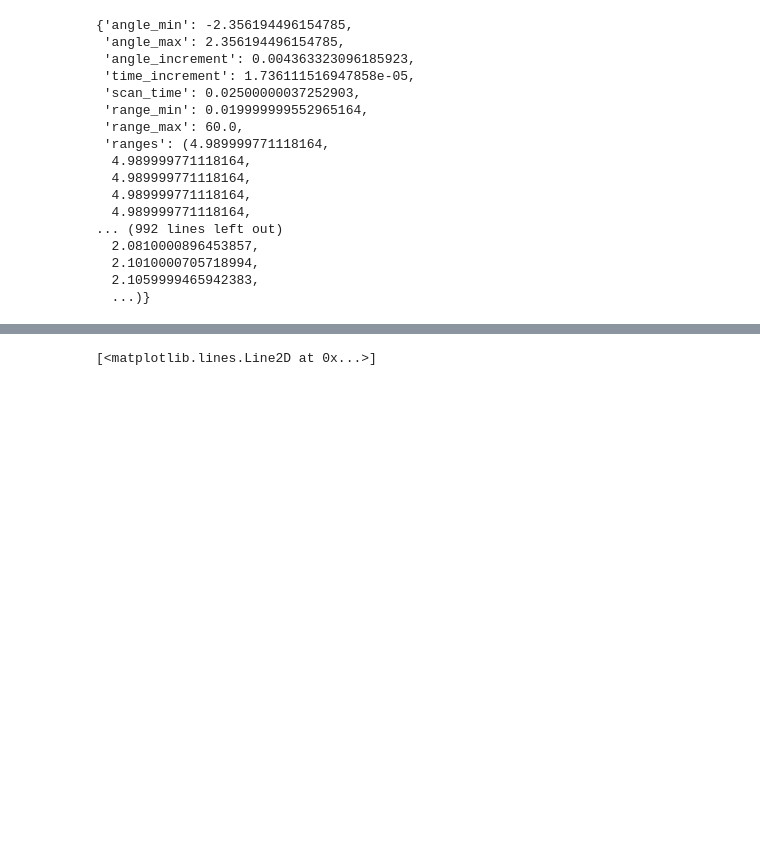
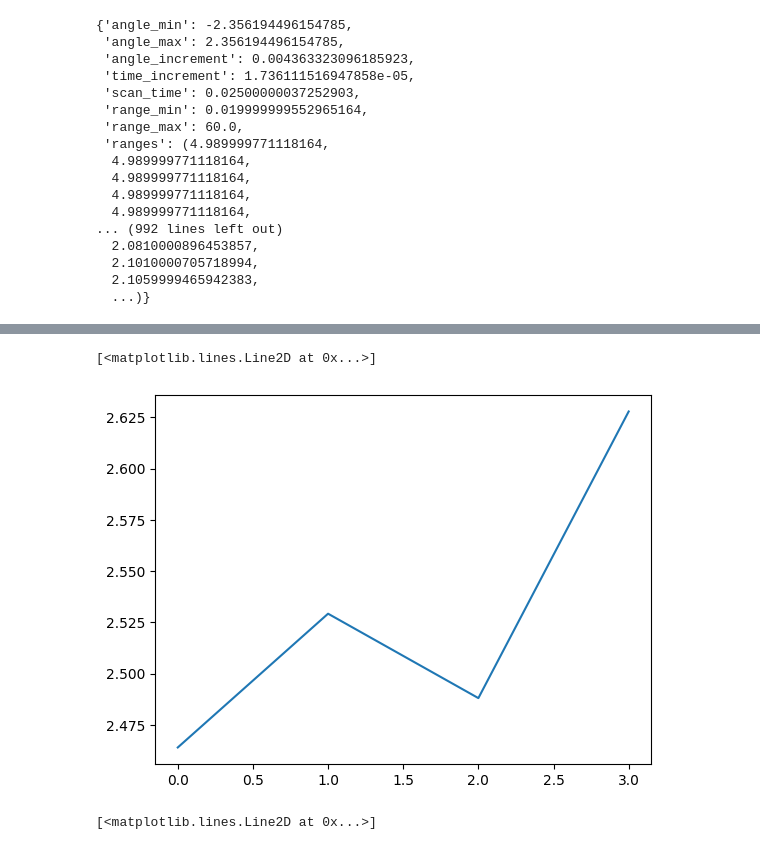
Before and after one commit to asheeshcric/robot-navigation, a Jupyter notebook: notebooks/visualization.ipynb, the cells around one changed output, grey strips where cells are left out. Cells and saved outputs as stored; diff of their text form; code cells hidden in the pictures; blank space fills up the shorter version.

```diff
--- a/notebooks/visualization.ipynb
+++ b/notebooks/visualization.ipynb
@@ -96,3 +103,9 @@ laser
   2.1010000705718994,
   2.1059999465942383,
   ...)}
+# %%
+joint_path = labeled.sample(1)['joints'].item()
+with open(joint_path, 'rb') as f:
+    joints = pickle.load(f)
+
+joints
@@ -99,3 +123,8 @@ laser
+# %%
+plt.plot(joints['velocity'])
+# %% [output]
+[<matplotlib.lines.Line2D at 0x...>]
+[figure, added]
 # %%
 plt.plot(laser['ranges'])
 # %% [output]
```
Also changed, not shown: parts of 3 cells of this notebook.
